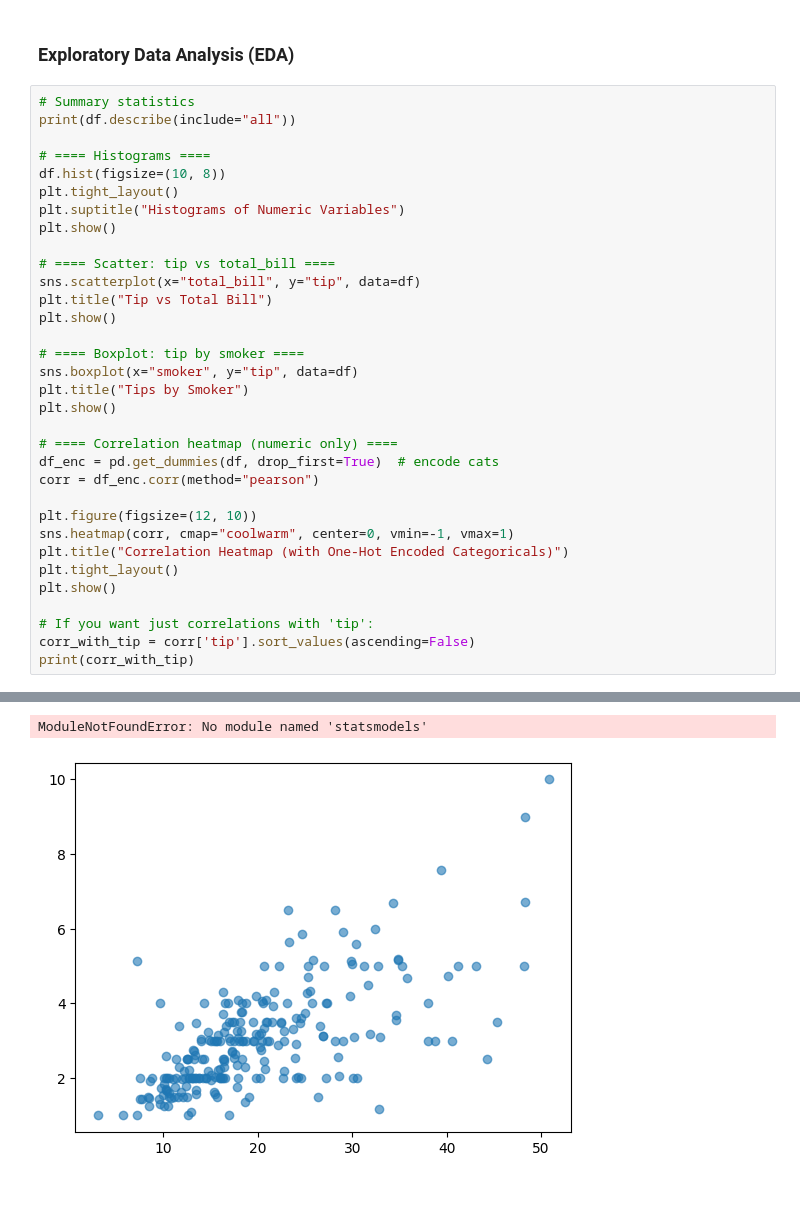
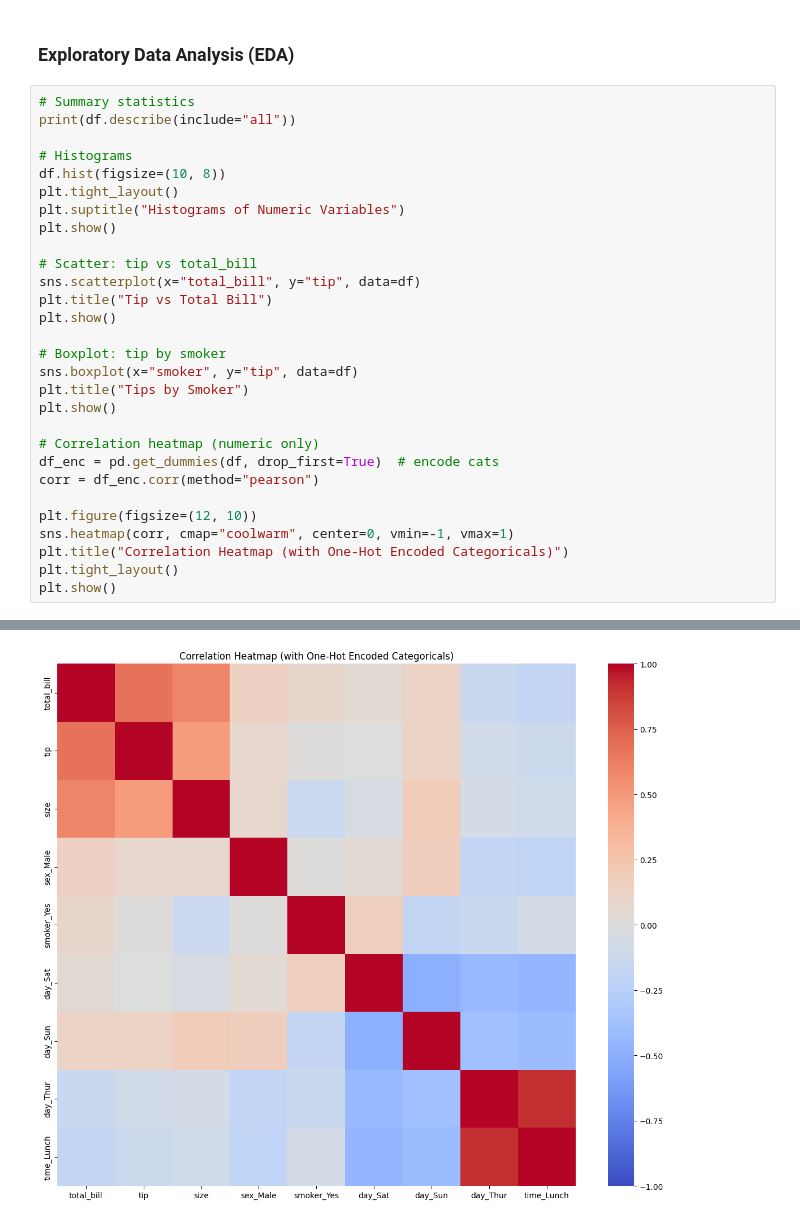
Before and after one commit to RammeDon/tips-prediction, a Jupyter notebook: predictor.ipynb, the cells around one changed output, grey strips where cells are left out. Cells and saved outputs as stored; diff of their text form; blank space fills up the shorter version.

```diff
--- a/predictor.ipynb
+++ b/predictor.ipynb
@@ -77,50 +77,45 @@ After cleaning: (243, 7)
 # Summary statistics
 print(df.describe(include="all"))
 
-# ==== Histograms ====
+# Histograms
 df.hist(figsize=(10, 8))
 plt.tight_layout()
 plt.suptitle("Histograms of Numeric Variables")
 plt.show()
 
-# ==== Scatter: tip vs total_bill ====
+# Scatter: tip vs total_bill
 sns.scatterplot(x="total_bill", y="tip", data=df)
 plt.title("Tip vs Total Bill")
 plt.show()
 
-# ==== Boxplot: tip by smoker ====
+# Boxplot: tip by smoker
 sns.boxplot(x="smoker", y="tip", data=df)
 plt.title("Tips by Smoker")
 plt.show()
 
-# ==== Correlation heatmap (numeric only) ====
+# Correlation heatmap (numeric only)
 df_enc = pd.get_dummies(df, drop_first=True)  # encode cats
 corr = df_enc.corr(method="pearson")
 
 plt.figure(figsize=(12, 10))
 sns.heatmap(corr, cmap="coolwarm", center=0, vmin=-1, vmax=1)
 plt.title("Correlation Heatmap (with One-Hot Encoded Categoricals)")
 plt.tight_layout()
 plt.show()
-
-# If you want just correlations with 'tip':
-corr_with_tip = corr['tip'].sort_values(ascending=False)
-print(corr_with_tip)
 # %% [output]
         total_bill         tip   sex smoker  day    time        size
 count   243.000000  243.000000   243    243  243     243  243.000000
 unique         NaN         NaN     2      2    4       2         NaN
 top            NaN         NaN  Male     No  Sat  Dinner         NaN
 freq           NaN         NaN   157    151   87     176         NaN
 mean     19.813868    3.002387   NaN    NaN  NaN     NaN    2.572016
 std       8.910071    1.385002   NaN    NaN  NaN     NaN    0.952356
 min       3.070000    1.000000   NaN    NaN  NaN     NaN    1.000000
 25%      13.380000    2.000000   NaN    NaN  NaN     NaN    2.000000
 50%      17.810000    2.920000   NaN    NaN  NaN     NaN    2.000000
 75%      24.175000    3.575000   NaN    NaN  NaN     NaN    3.000000
 max      50.810000   10.000000   NaN    NaN  NaN     NaN    6.000000
 [figure]
 [figure]
 [figure]
-ModuleNotFoundError: No module named 'statsmodels'
-[figure, old version]
+[figure, new version]
```
Also changed, not shown: parts of 11 cells of this notebook.
